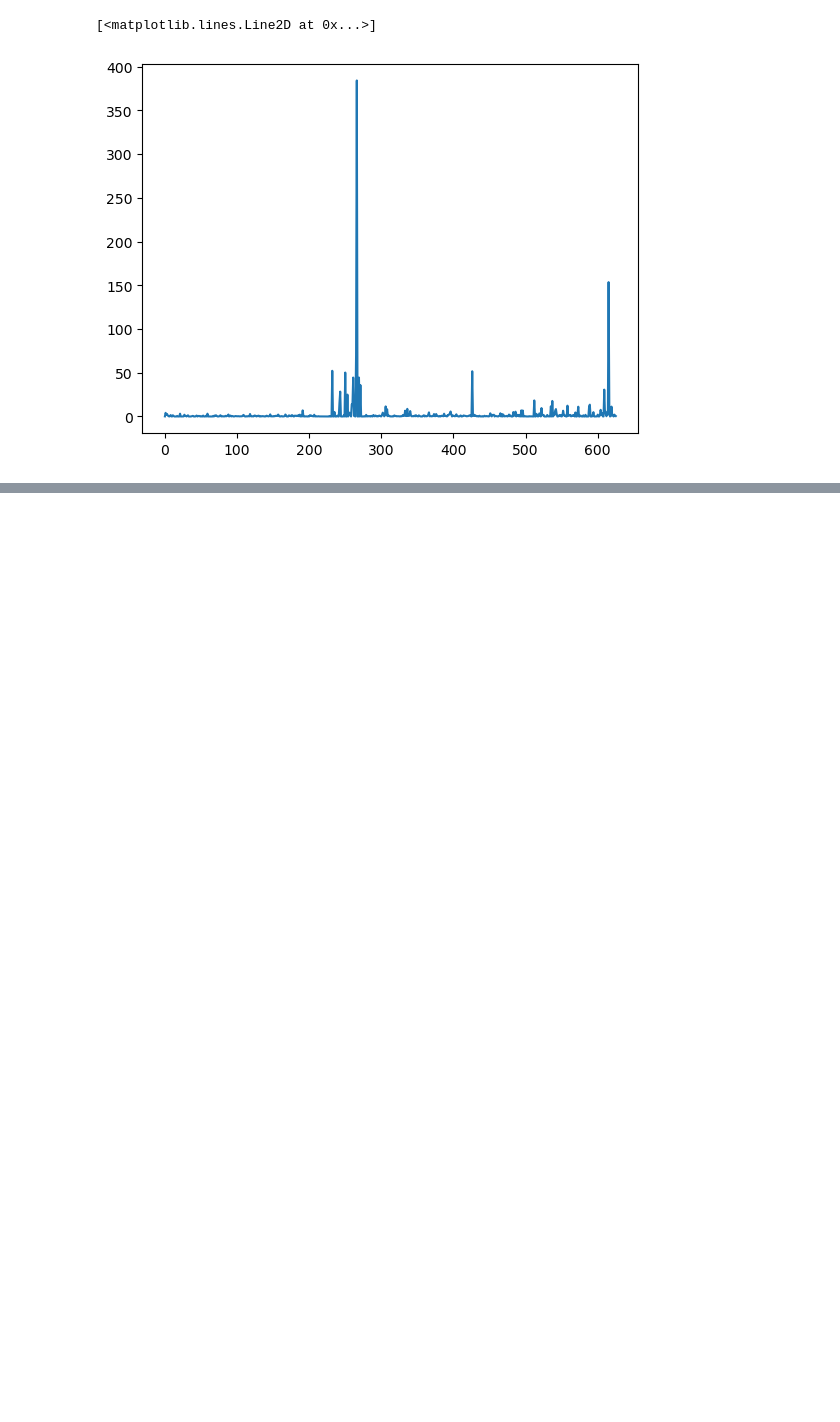
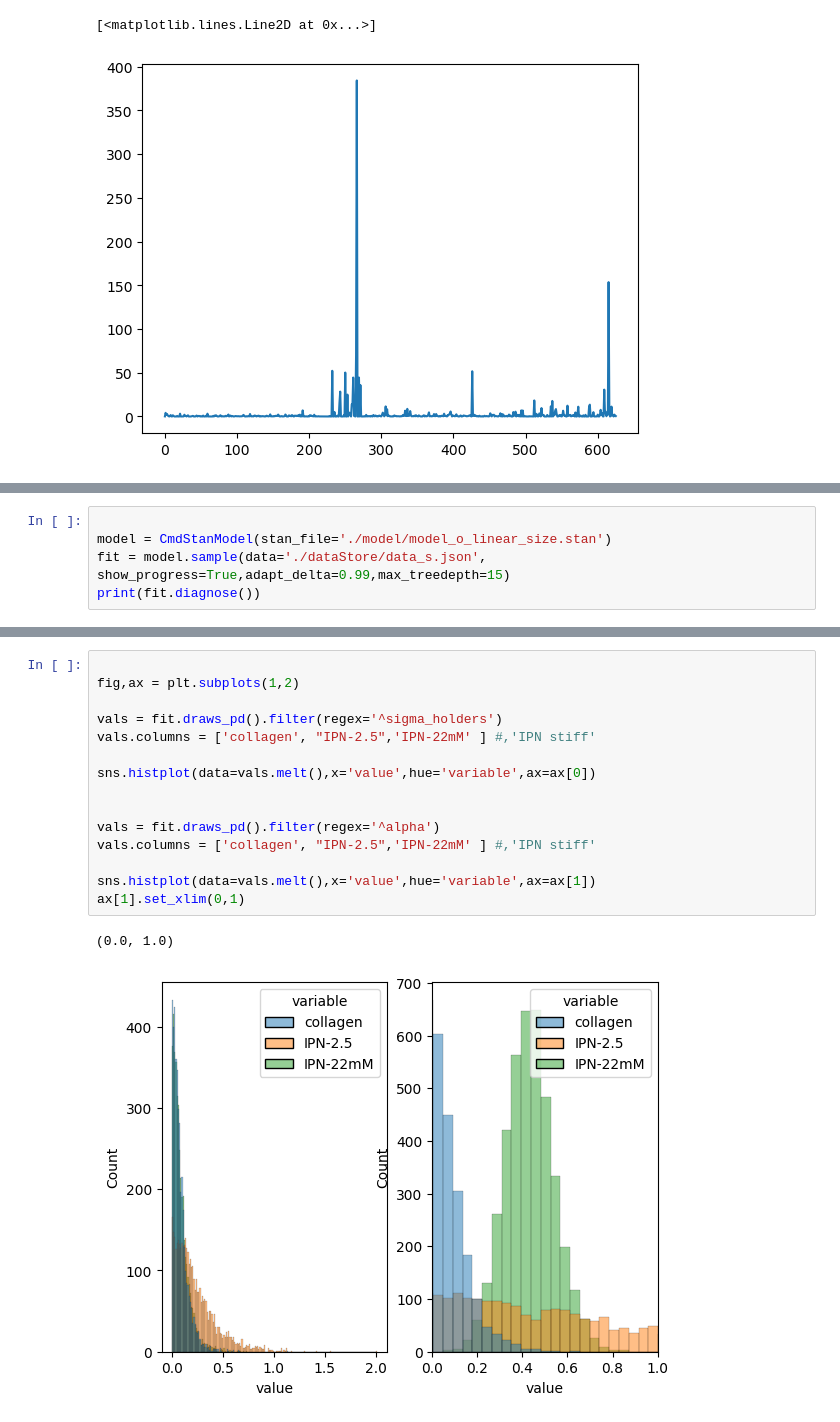
Before and after one commit to ArttuD/InstruProject, a Jupyter notebook: microrheology/analysis_final.ipynb, the cells around one changed output, grey strips where cells are left out. Drawn from its saved outputs; the diff is of its cells as text; blank space fills up the shorter version.

```diff
--- a/microrheology/analysis_final.ipynb
+++ b/microrheology/analysis_final.ipynb
@@ -262,0 +367,5 @@ plt.plot(data.groupby(['type','day','sample','holder','location','track_id'])['G
+# %%
+
+model = CmdStanModel(stan_file='./model/model_o_linear_size.stan')
+fit = model.sample(data='./dataStore/data_s.json', show_progress=True,adapt_delta=0.99,max_treedepth=15)
+print(fit.diagnose())
@@ -262,0 +407,18 @@ plt.plot(data.groupby(['type','day','sample','holder','location','track_id'])['G
+# %%
+
+fig,ax = plt.subplots(1,2)
+
+vals = fit.draws_pd().filter(regex='^sigma_holders')
+vals.columns = ['collagen', "IPN-2.5",'IPN-22mM' ] #,'IPN stiff'
+
+sns.histplot(data=vals.melt(),x='value',hue='variable',ax=ax[0])
+
+
+vals = fit.draws_pd().filter(regex='^alpha')
+vals.columns = ['collagen', "IPN-2.5",'IPN-22mM' ] #,'IPN stiff'
+
+sns.histplot(data=vals.melt(),x='value',hue='variable',ax=ax[1])
+ax[1].set_xlim(0,1)
+# %% [output]
+(0.0, 1.0)
+[figure, added]
```
Also changed, not shown: parts of 16 cells of this notebook, 2 other files.
